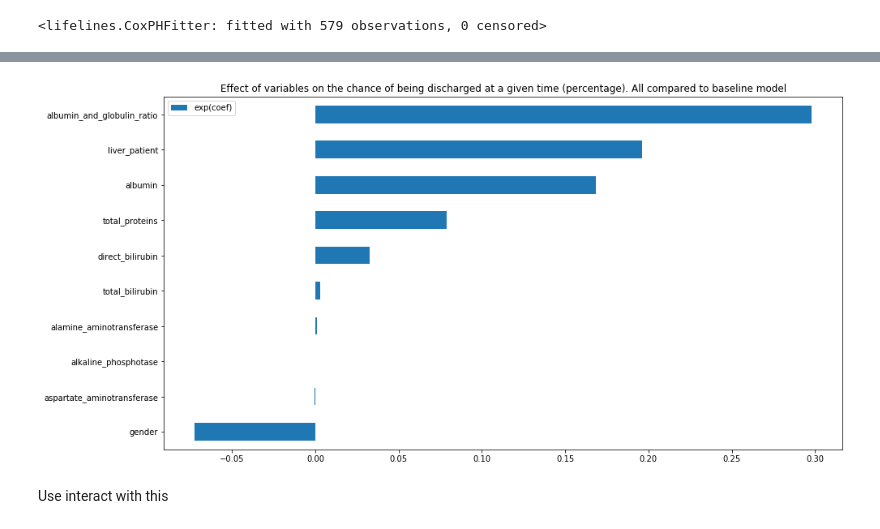
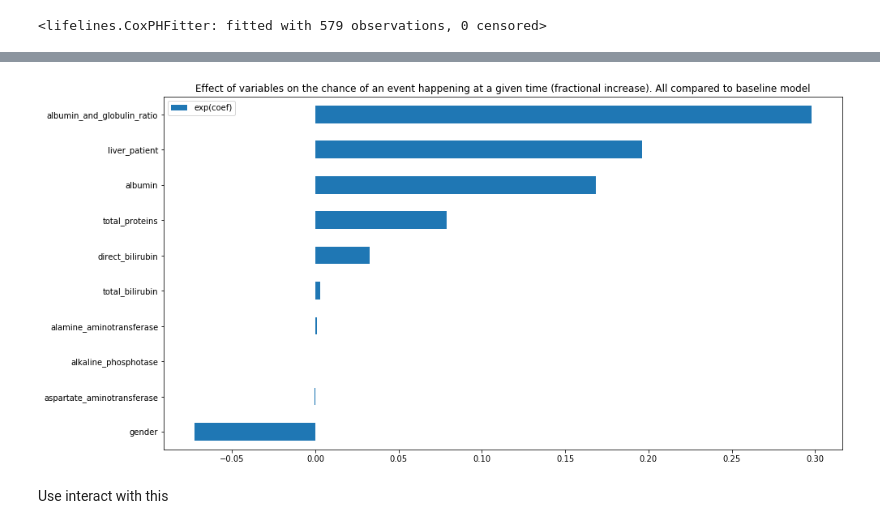
Before and after one commit to sinead-cook/cs, a Jupyter notebook: survival_analysis.ipynb, the cells around one changed output, grey strips where cells are left out. Cells and saved outputs as stored; diff of their text form; code cells hidden in the pictures.

```diff
--- a/survival_analysis.ipynb
+++ b/survival_analysis.ipynb
@@ -41 +47,3 @@ memory usage: 58.8+ KB
+# %%
+data.rename(columns={'age': 'time_to_event'}, inplace=True)
 # %%
@@ -90,6 +92,6 @@ from lifelines import CoxPHFitter, ExponentialFitter, NelsonAalenFitter
 # %%
 cpf = CoxPHFitter()
-cpf.fit(data.drop('dummy_category', axis=1), duration_col='age', event_col='observed')
+cpf.fit(data.drop('dummy_category', axis=1), duration_col='time_to_event', event_col='observed')
 # %% [output]
 <lifelines.CoxPHFitter: fitted with 579 observations, 0 censored>
 # %%
@@ -114,9 +116,9 @@ Concordance = 0.60
 Log-likelihood ratio test = 54.33 on 10 df, -log2(p)=24.50
 # %%
 (cpf.summary[['exp(coef)']] - 1).sort_values('exp(coef)').plot.barh()
-plt.title('Effect of variables on the chance of being discharged at a given time (percentage). All compared to baseline model')
+plt.title('Effect of variables on the chance of an event happening at a given time (fractional increase). All compared to baseline model')
 plt.show()
 # %% [output]
-[figure, old version]
+[figure, new version]
 # %% [markdown]
 Use interact with this
```
Also changed, not shown: parts of 16 cells of this notebook, 1 other file.
